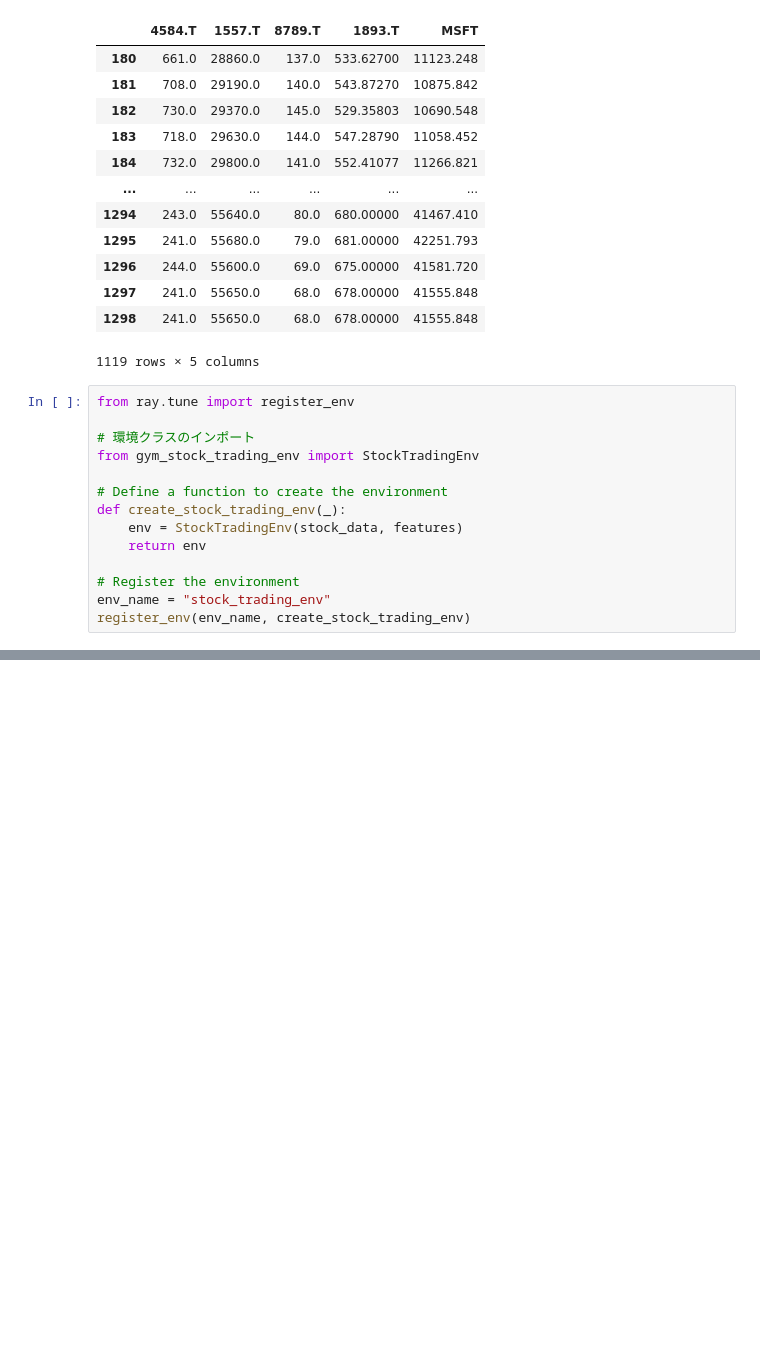
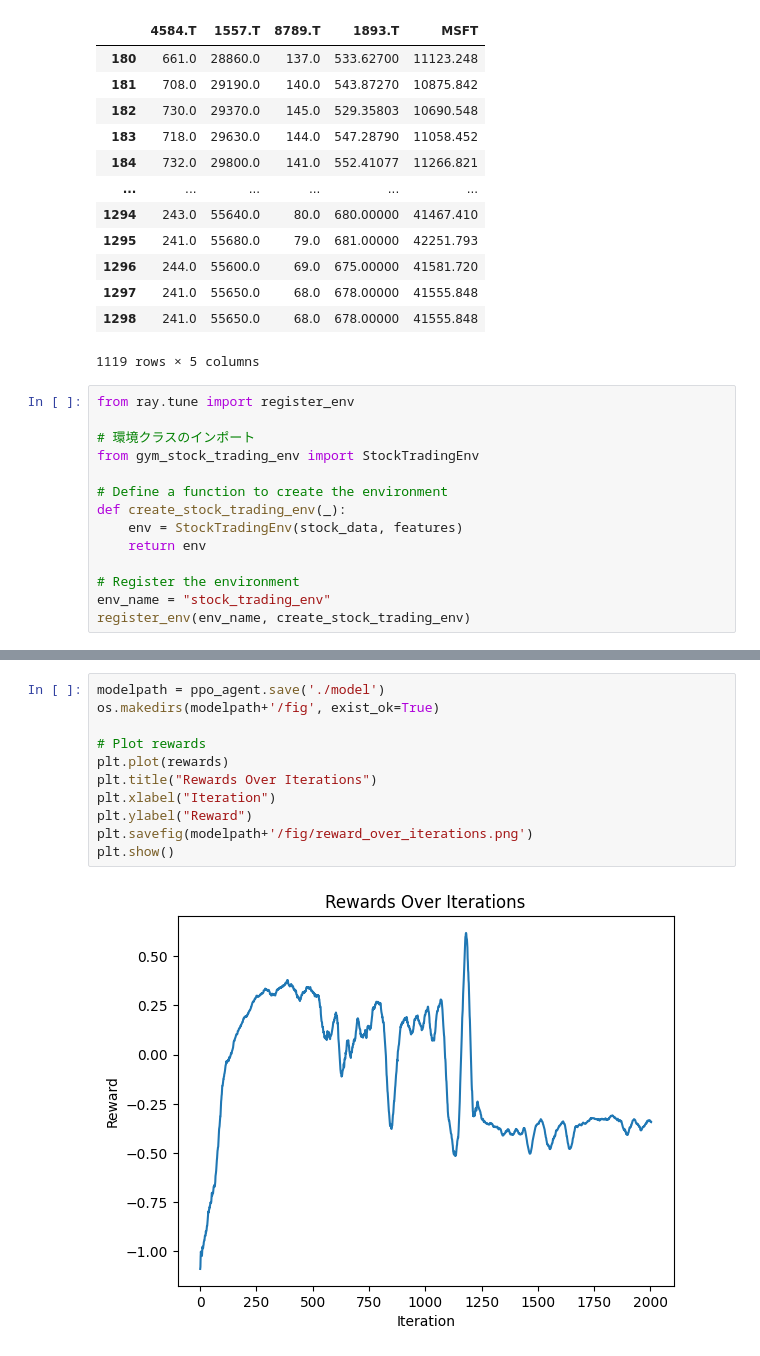
Before and after one commit to KKTK-NT/stock_app, a Jupyter notebook: PPO_test.ipynb, the cells around one changed output, grey strips where cells are left out. Drawn from its saved outputs; the diff is of its cells as text; blank space fills up the shorter version.

```diff
--- a/PPO_test.ipynb
+++ b/PPO_test.ipynb
@@ -124,3 +112,16 @@ PPO: episode_reward_mean=-976871434.7587677
+# %%
+modelpath = ppo_agent.save('./model')
+os.makedirs(modelpath+'/fig', exist_ok=True)
+
+# Plot rewards
+plt.plot(rewards)
+plt.title("Rewards Over Iterations")
+plt.xlabel("Iteration")
+plt.ylabel("Reward")
+plt.savefig(modelpath+'/fig/reward_over_iterations.png')
+plt.show()
+# %% [output]
+[figure, added]
 # %%
 def evaluate(agent, env):
     obs, info = env.reset(seed=42)
```
Also changed, not shown: parts of 2 cells of this notebook, 2 other files.
